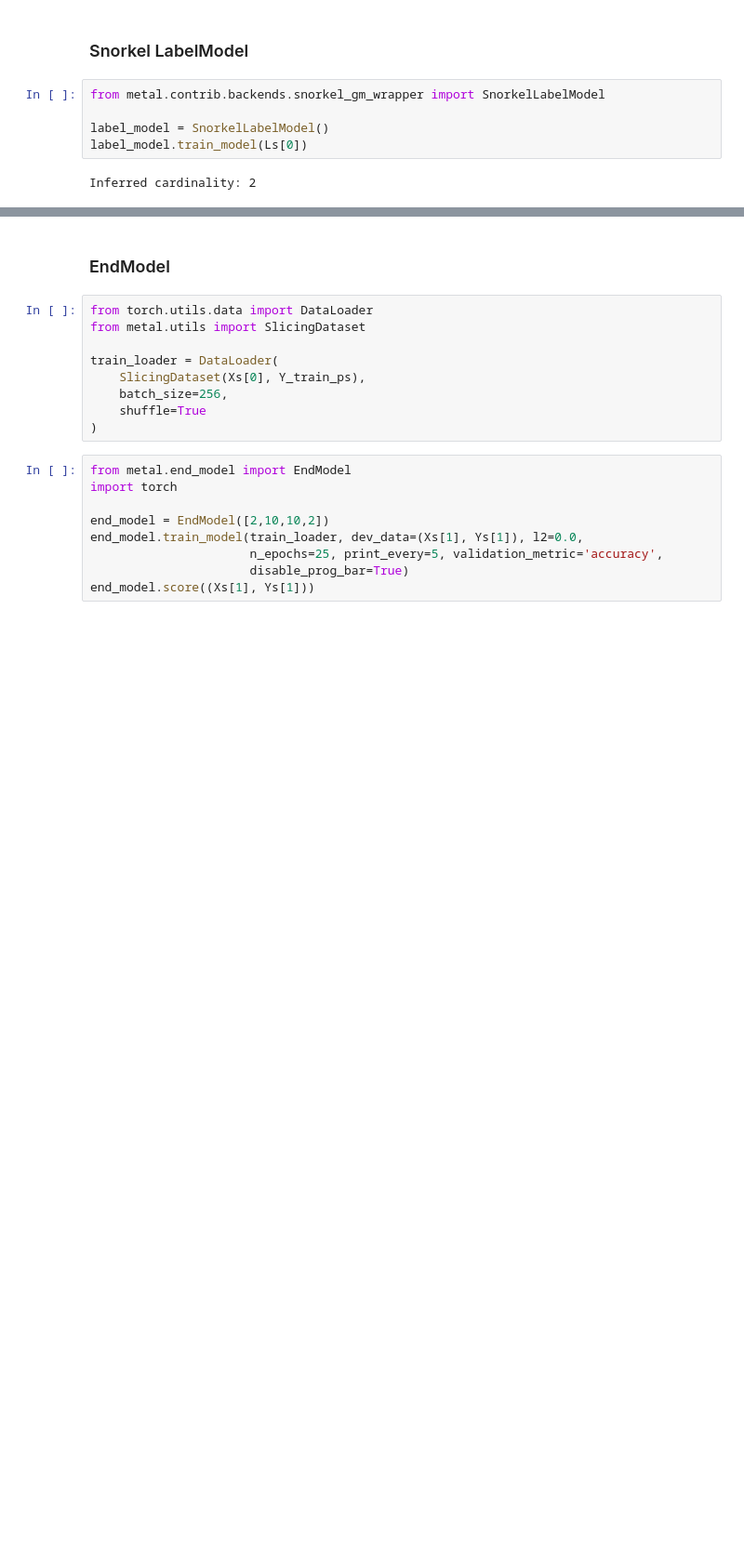
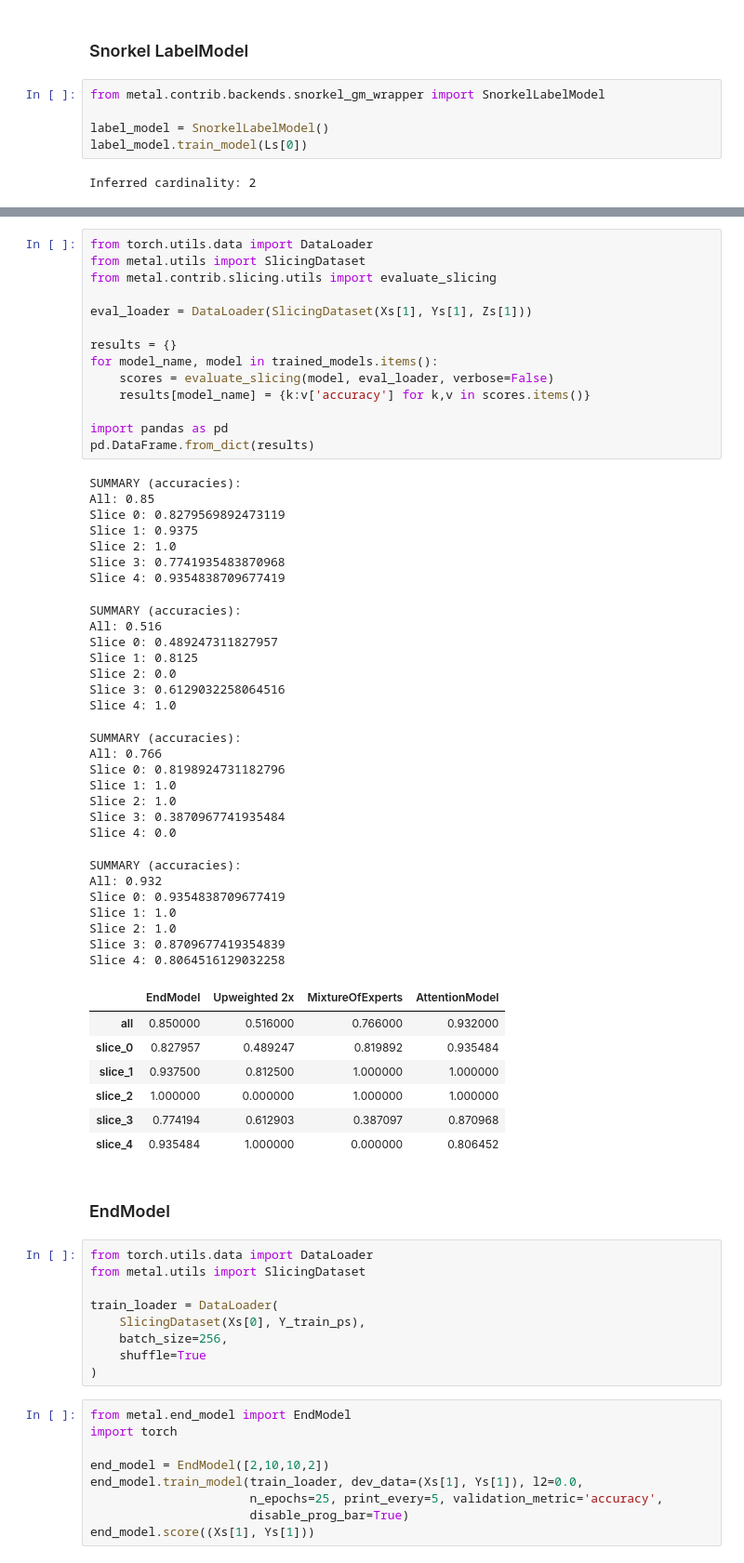
Before and after one commit to tsy935/metal, a Jupyter notebook: metal/contrib/slicing/synthetics/geometric-sandbox.ipynb, the cells around one changed output, grey strips where cells are left out. Shown at 93% size. Saved outputs shown, nothing was run; the diff lists cells and outputs as text; blank space fills up the shorter version.

```diff
--- a/metal/contrib/slicing/synthetics/geometric-sandbox.ipynb
+++ b/metal/contrib/slicing/synthetics/geometric-sandbox.ipynb
@@ -94,3 +266,53 @@ plot_predictions_histogram(Y_dev_p, Ys[1], title="Label Distribution")
+# %%
+from torch.utils.data import DataLoader
+from metal.utils import SlicingDataset
+from metal.contrib.slicing.utils import evaluate_slicing
+
+eval_loader = DataLoader(SlicingDataset(Xs[1], Ys[1], Zs[1]))
+
+results = {}
+for model_name, model in trained_models.items():
+    scores = evaluate_slicing(model, eval_loader, verbose=False)
+    results[model_name] = {k:v['accuracy'] for k,v in scores.items()}
+
+import pandas as pd
+pd.DataFrame.from_dict(results)
+# %% [output]
+SUMMARY (accuracies):
+All: 0.85
+Slice 0: 0.8279569892473119
+Slice 1: 0.9375
+Slice 2: 1.0
+Slice 3: 0.7741935483870968
+Slice 4: 0.9354838709677419
+SUMMARY (accuracies):
+All: 0.516
+Slice 0: 0.489247311827957
+Slice 1: 0.8125
+Slice 2: 0.0
+Slice 3: 0.6129032258064516
+Slice 4: 1.0
+SUMMARY (accuracies):
+All: 0.766
+Slice 0: 0.8198924731182796
+Slice 1: 1.0
+Slice 2: 1.0
+Slice 3: 0.3870967741935484
+Slice 4: 0.0
+SUMMARY (accuracies):
+All: 0.932
+Slice 0: 0.9354838709677419
+Slice 1: 1.0
+Slice 2: 1.0
+Slice 3: 0.8709677419354839
+Slice 4: 0.8064516129032258
+|  | EndModel | Upweighted 2x | MixtureOfExperts | AttentionModel |
+| all | 0.850000 | 0.516000 | 0.766000 | 0.932000 |
+| slice_0 | 0.827957 | 0.489247 | 0.819892 | 0.935484 |
+| slice_1 | 0.937500 | 0.812500 | 1.000000 | 1.000000 |
+| slice_2 | 1.000000 | 0.000000 | 1.000000 | 1.000000 |
+| slice_3 | 0.774194 | 0.612903 | 0.387097 | 0.870968 |
+| slice_4 | 0.935484 | 1.000000 | 0.000000 | 0.806452 |
 # %% [markdown]
 ### EndModel
 # %%
```
Also changed, not shown: parts of 18 cells of this notebook, 4 other files.
